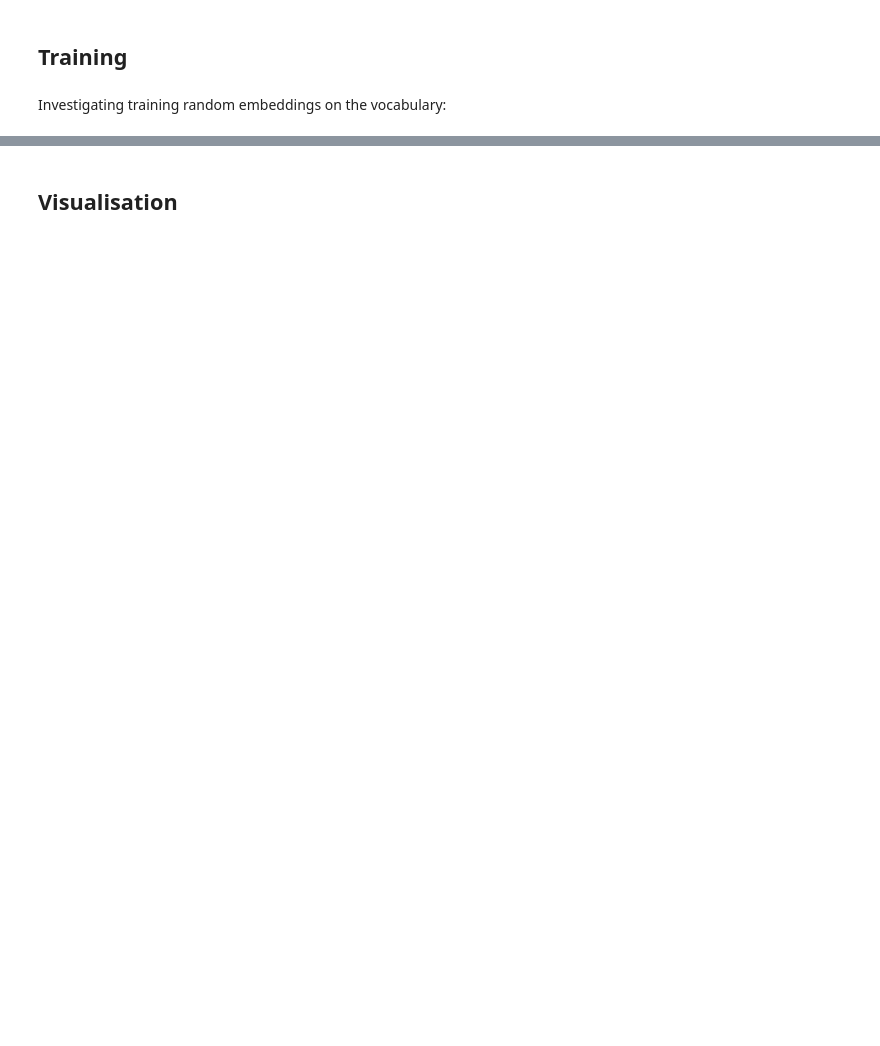
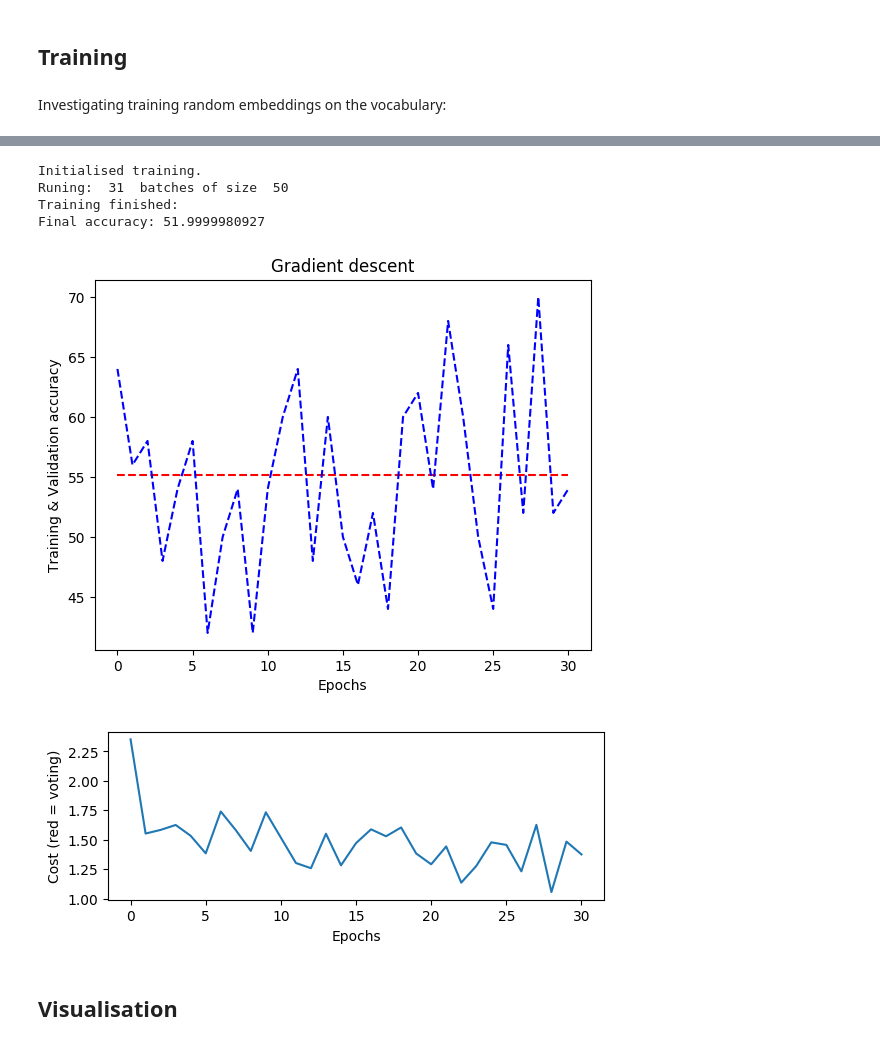
Before and after one commit to robcarlan/deeplearning, a Jupyter notebook: practical2.ipynb, the cells around one changed output, grey strips where cells are left out. Drawn from its saved outputs; the diff is of its cells as text; code cells hidden in the pictures; blank space fills up the shorter version.

```diff
--- a/practical2.ipynb
+++ b/practical2.ipynb
@@ -383,7 +380,14 @@ softmax :  Tensor("Softmax:0", shape=(?, 8), dtype=float32)
 # %%
-#here we create the optimizers, cost, prediction models
-cost = tf.reduce_mean(tf.nn.softmax_cross_entropy_with_logits(logits=u, labels=y))
-optimizer = tf.train.AdamOptimizer().minimize(cost)
-predict = tf.equal(tf.argmax(p,axis=1), tf.argmax(y,axis=1))
-accuracy = tf.reduce_mean(tf.cast(predict, tf.float32))
+def get_evaluators(u, y, p, train_method = 'adam'):
+    cost = tf.reduce_mean(tf.nn.softmax_cross_entropy_with_logits(logits=u, labels=y))
+
+    if (train_method == 'gradient'):
+        optimizer = tf.train.GradientDescentOptimizer(0.1).minimize(cost)
+    else:
+        optimizer = tf.train.AdamOptimizer().minimize(cost)
+
+    predict = tf.equal(tf.argmax(p,axis=1), tf.argmax(y,axis=1))
+    accuracy = tf.reduce_mean(tf.cast(predict, tf.float32))
+
+    return cost, optimizer, predict, accuracy
 # %%
@@ -482,0 +537,24 @@ Training finished:
+# %%
+#Training with alternate optimizer
+graph = tf.Graph()
+
+random_embedding = tf.Variable(
+    tf.random_uniform([vocabulary_size, embedding_size], -1.0, 1.0), trainable = True)
+
+x, y, W_weights, V_weights, b, c, h, u, p = create_model()
+cost, optimizer, predict, accuracy = get_evaluators(u, y, p, train_method='gradient')
+
+with tf.Session() as session:
+    train_lst, test_lst, cost_lst = train(session, graph, random_embedding, 'random_embedding',
+        optimizer, cost, embedding_trainable = True, print_intermediate = False)
+
+    plot_train_test_cost(test_lst, train_lst, cost_lst, 'Gradient descent')
+
+session.close()
+# %% [output]
+Initialised training.
+Runing:  31  batches of size  50
+Training finished:
+Final accuracy: 51.9999980927
+[figure, added]
+[figure, added]
```
Also changed, not shown: parts of 16 cells of this notebook.
